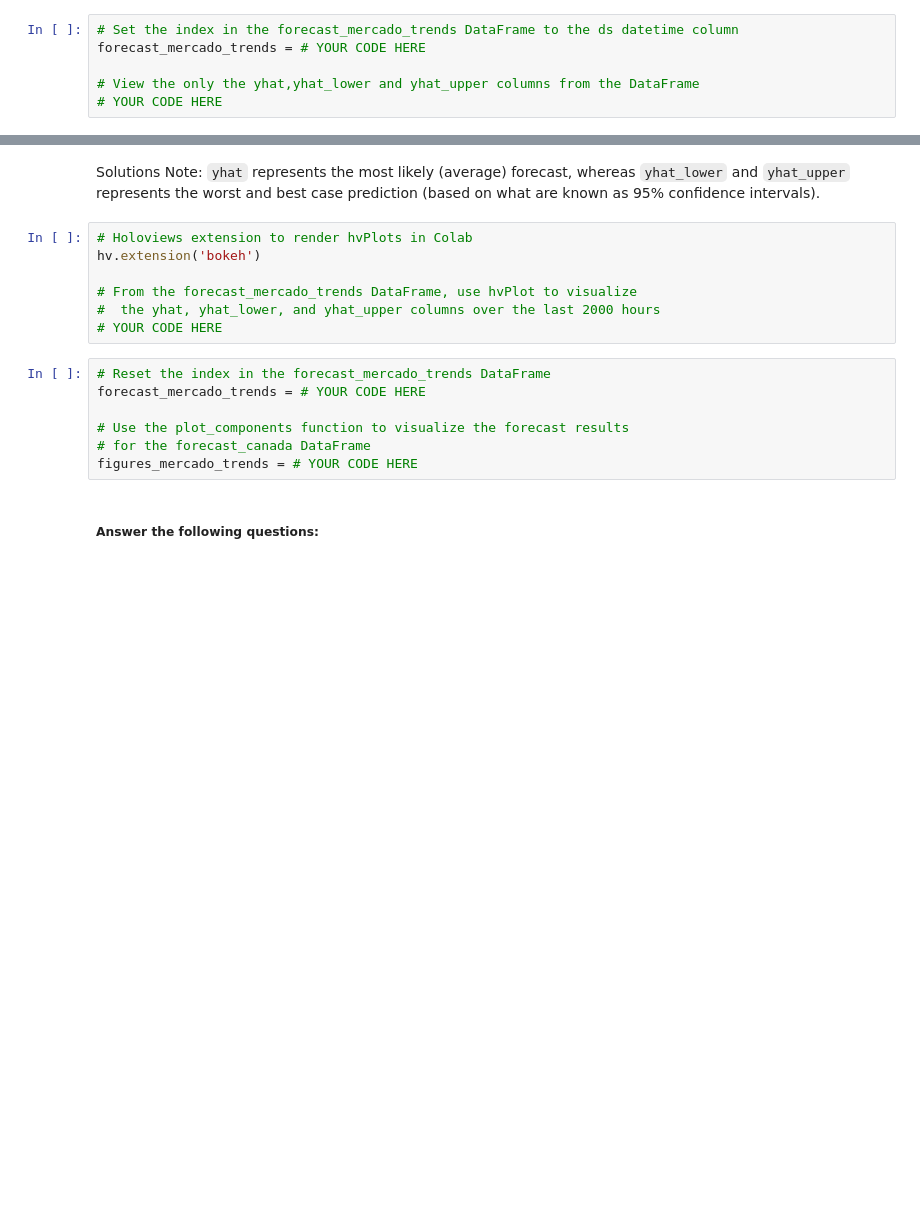
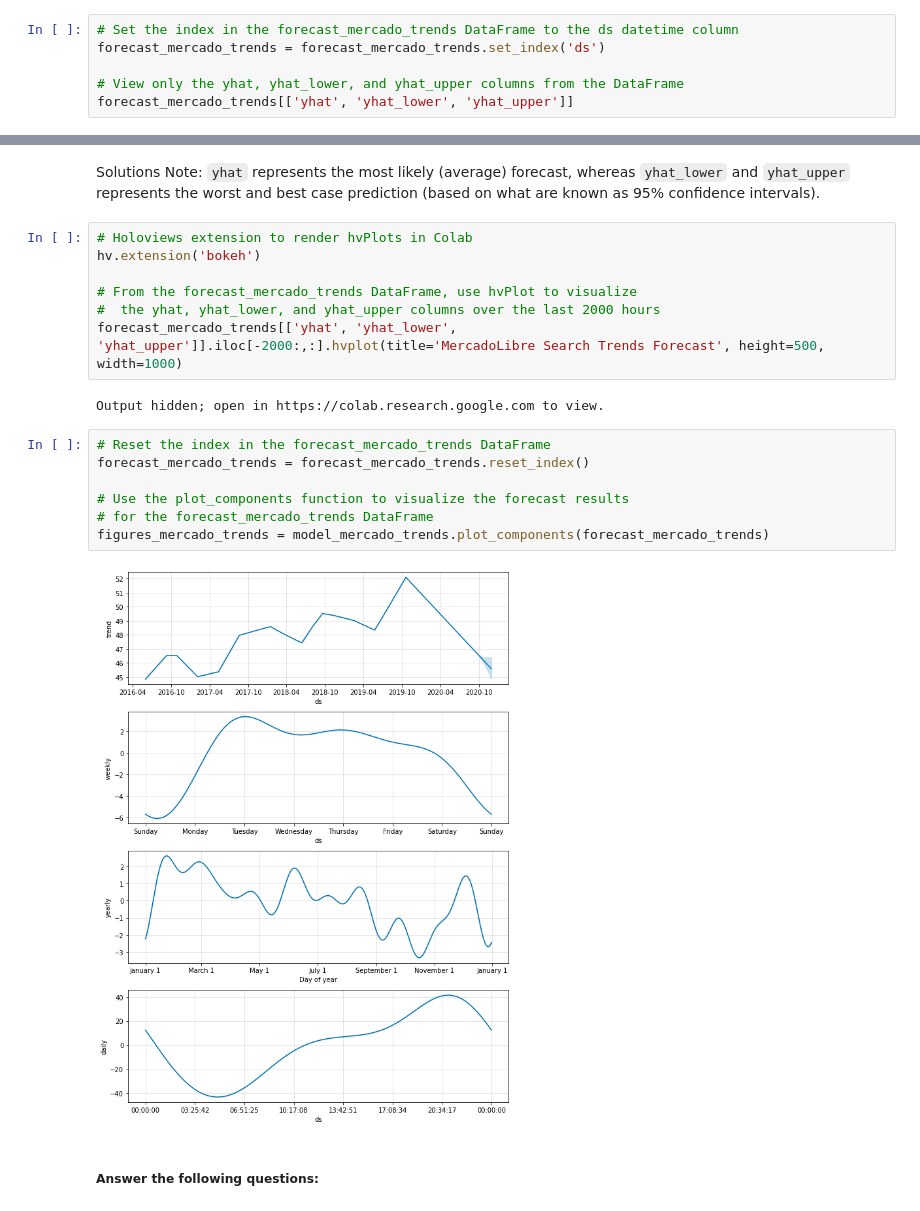
Before and after one commit to a-altman/MercadoLibre-Time-Series-Analysis, a Jupyter notebook: forecasting_net_prophet.ipynb, the cells around one changed output, grey strips where cells are left out. Saved outputs shown, nothing was run; the diff lists cells and outputs as text; blank space fills up the shorter version.

Commit message:
completed project. prior updates saved in google drive

```diff
--- a/forecasting_net_prophet.ipynb
+++ b/forecasting_net_prophet.ipynb
@@ -386,7 +565,7 @@ forecast_mercado_trends = # YOUR CODE HERE
 * What's the lowest point for search traffic in the calendar year?
 # %%
 # Set the index in the forecast_mercado_trends DataFrame to the ds datetime column
-forecast_mercado_trends = # YOUR CODE HERE
+forecast_mercado_trends = forecast_mercado_trends.set_index('ds')
 
-# View the only the yhat,yhat_lower and yhat_upper columns from the DataFrame
-# YOUR CODE HERE
+# View only the yhat, yhat_lower, and yhat_upper columns from the DataFrame
+forecast_mercado_trends[['yhat', 'yhat_lower', 'yhat_upper']]
@@ -398,14 +592,18 @@ hv.extension('bokeh')
 
 # From the forecast_mercado_trends DataFrame, use hvPlot to visualize
 #  the yhat, yhat_lower, and yhat_upper columns over the last 2000 hours
-# YOUR CODE HERE
+forecast_mercado_trends[['yhat', 'yhat_lower', 'yhat_upper']].iloc[-2000:,:].hvplot(title='MercadoLibre Search Trends Forecast', height=500, width=1000)
+# %% [output]
+Output hidden; open in https://colab.research.google.com to view.
 # %%
 # Reset the index in the forecast_mercado_trends DataFrame
-forecast_mercado_trends = # YOUR CODE HERE
+forecast_mercado_trends = forecast_mercado_trends.reset_index()
 
 # Use the plot_components function to visualize the forecast results
-# for the forecast_canada DataFrame
-figures_mercado_trends = # YOUR CODE HERE
+# for the forecast_mercado_trends DataFrame
+figures_mercado_trends = model_mercado_trends.plot_components(forecast_mercado_trends)
+# %% [output]
+[figure, added]
 # %% [markdown]
 ##### Answer the following questions:
 # %% [markdown]
```
Also changed, not shown: parts of 51 cells of this notebook.
